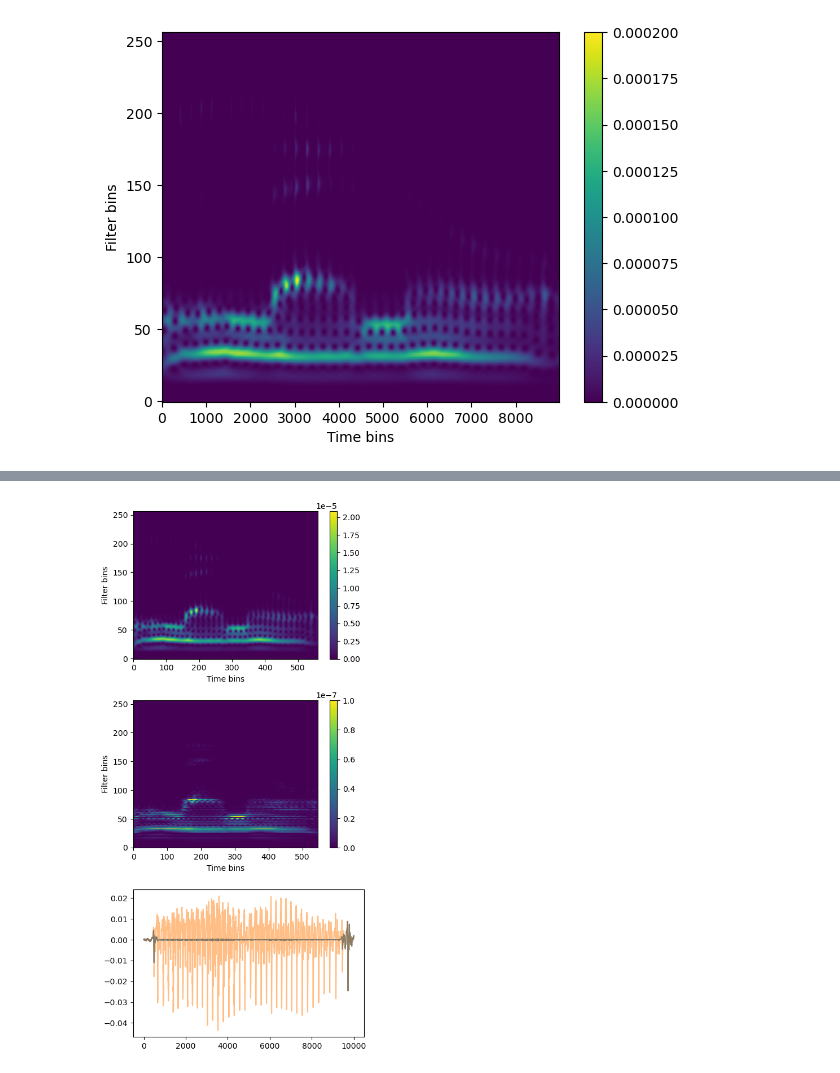
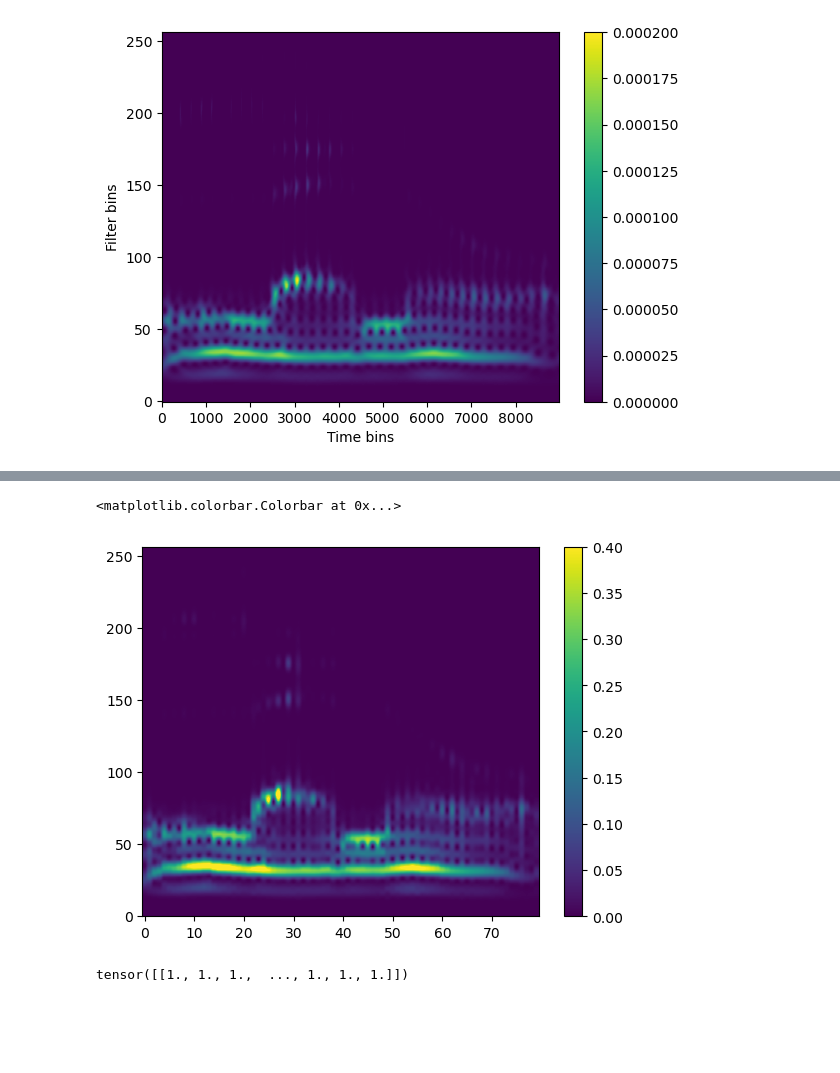
Before and after one commit to danedane-haider/Random-Filterbanks, a Jupyter notebook: Stability of Random Filterbanks under Gradient Descent/Auditory_bias_complex.ipynb, the cells around one changed output, grey strips where cells are left out. Drawn from its saved outputs; the diff is of its cells as text; code cells hidden in the pictures; blank space fills up the shorter version.

```diff
--- a/Stability of Random Filterbanks under Gradient Descent/Auditory_bias_complex.ipynb
+++ b/Stability of Random Filterbanks under Gradient Descent/Auditory_bias_complex.ipynb
@@ -93,34 +166,26 @@ x_tilde_im = F.conv_transpose1d(x_enc_im, g_im_tight_tensor, stride=stride).sque
+# %%
+coef_both = np.zeros_like(x_enc_mag_both.numpy()[0,:,:])
+
+M = coef_both.shape[0]
+Nc = coef_both.shape[1]
+f = interp1d(np.linspace(0, 1, Nc), x_enc_mag_both.numpy()[0,:,:], kind='nearest', axis=1)
+C_both = f(np.linspace(0, 1, 36))
+
+x_red = x_enc_mag.numpy()[0,:,:]
+
+coef = np.zeros_like(x_red)
+
+M = coef.shape[0]
+Nc = coef.shape[1]
+f = interp1d(np.linspace(0, 1, Nc), x_red, kind='linear', axis=1)
+C = f(np.linspace(0, 1, 80))
+
+plt.imshow(C, aspect='auto', origin='lower', vmin=0, vmax=0.4)
+plt.colorbar()
+# %% [output]
+<matplotlib.colorbar.Colorbar at 0x...>
+[figure, added]
 # %%
-torch.tensor(1+1j, dtype=torch.complex64)
+torch.full_like(torch.tensor(x_2), 1)
+# %% [output]
+tensor([[1., 1., 1.,  ..., 1., 1., 1.]])
-# %%
-# magnitude response
-x_enc_mag = x_enc_re**2 + x_enc_im**2
-
-x_enc_mag_both = x_enc_re_both**2 + x_enc_im_both**2
-
-# reconstruction
-x_tilde = (x_tilde_re + x_tilde_im)/2*stride
-
-# figure size
-plt.figure(figsize=(5,10))
-
-plt.subplot(3,1,1)
-plt.imshow(x_enc_mag.numpy()[0,:,:], vmin=0, aspect='auto', origin='lower')
-plt.colorbar()
-plt.xlabel('Time bins')
-plt.ylabel('Filter bins')
-
-plt.subplot(3,1,2)
-plt.imshow(x_enc_mag_both.numpy()[0,:,:], vmin=0, vmax=0.0000001, aspect='auto', origin='lower')
-plt.colorbar()
-plt.xlabel('Time bins')
-plt.ylabel('Filter bins')
-
-plt.subplot(3,1,3)
-plt.plot(x[0,:,:].T-x_tilde[0,:,:].T)
-plt.plot(x[0,:,:].T, alpha=0.5)
-
-plt.tight_layout()
-plt.show()
-# %% [output]
-[figure, removed]
```
Also changed, not shown: parts of 14 cells of this notebook, 1 other file.
